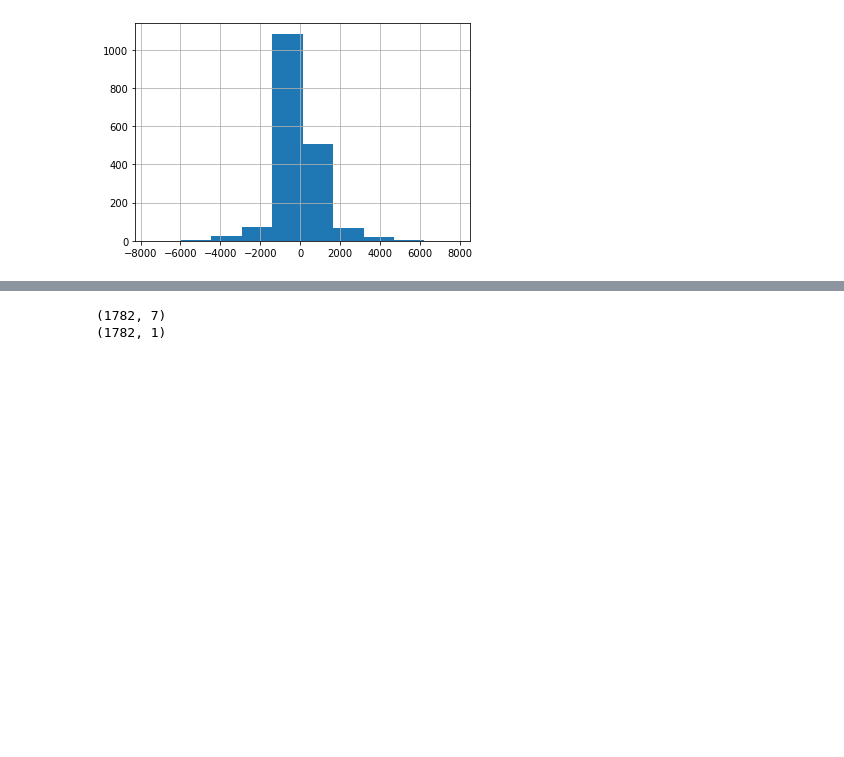
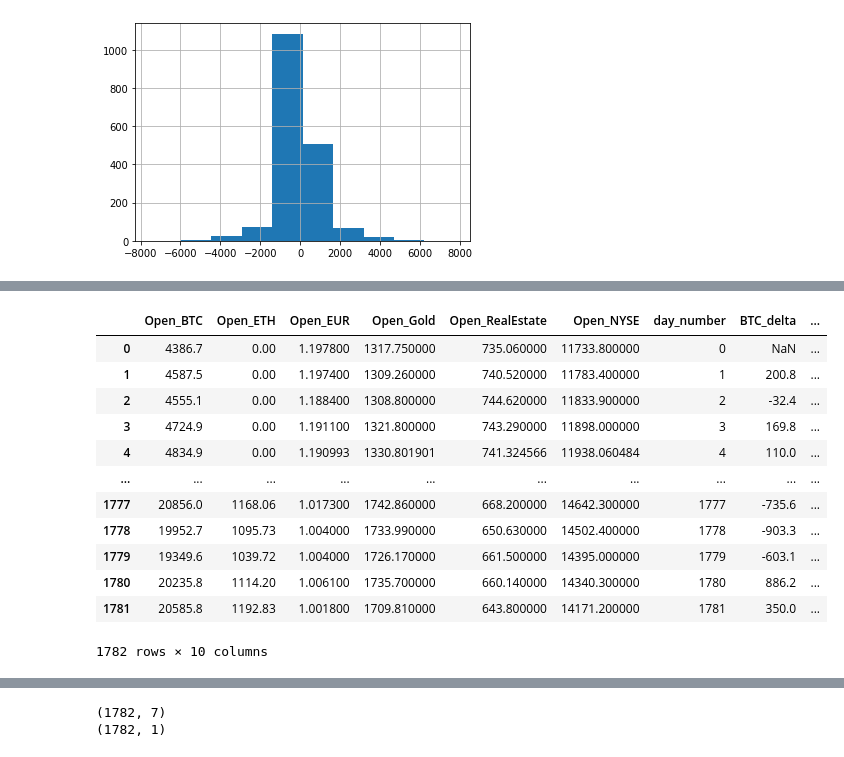
Before and after one commit to Marci0707/CryptoPredictions, a Jupyter notebook: explore/analyze.ipynb, the cells around one changed output, grey strips where cells are left out. Drawn from its saved outputs; the diff is of its cells as text; code cells hidden in the pictures; blank space fills up the shorter version.

```diff
--- a/analyze.ipynb
+++ b/explore/analyze.ipynb
@@ -123,0 +124,17 @@ mutual
+# %%
+mutual["BTC_binary_delta"] = (mutual["BTC_delta"] > 0).astype(int)
+mutual
+# %% [output]
+|  | Open_BTC | Open_ETH | Open_EUR | Open_Gold | Open_RealEstate | Open_NYSE | day_number | BTC_delta | ... |
+| 0 | 4386.7 | 0.00 | 1.197800 | 1317.750000 | 735.060000 | 11733.800000 | 0 | NaN | ... |
+| 1 | 4587.5 | 0.00 | 1.197400 | 1309.260000 | 740.520000 | 11783.400000 | 1 | 200.8 | ... |
+| 2 | 4555.1 | 0.00 | 1.188400 | 1308.800000 | 744.620000 | 11833.900000 | 2 | -32.4 | ... |
+| 3 | 4724.9 | 0.00 | 1.191100 | 1321.800000 | 743.290000 | 11898.000000 | 3 | 169.8 | ... |
+| 4 | 4834.9 | 0.00 | 1.190993 | 1330.801901 | 741.324566 | 11938.060484 | 4 | 110.0 | ... |
+| ... | ... | ... | ... | ... | ... | ... | ... | ... | ... |
+| 1777 | 20856.0 | 1168.06 | 1.017300 | 1742.860000 | 668.200000 | 14642.300000 | 1777 | -735.6 | ... |
+| 1778 | 19952.7 | 1095.73 | 1.004000 | 1733.990000 | 650.630000 | 14502.400000 | 1778 | -903.3 | ... |
+| 1779 | 19349.6 | 1039.72 | 1.004000 | 1726.170000 | 661.500000 | 14395.000000 | 1779 | -603.1 | ... |
+| 1780 | 20235.8 | 1114.20 | 1.006100 | 1735.700000 | 660.140000 | 14340.300000 | 1780 | 886.2 | ... |
+| 1781 | 20585.8 | 1192.83 | 1.001800 | 1709.810000 | 643.800000 | 14171.200000 | 1781 | 350.0 | ... |
+1782 rows × 10 columns
```
Also changed, not shown: parts of 6 cells of this notebook, 18 other files.
